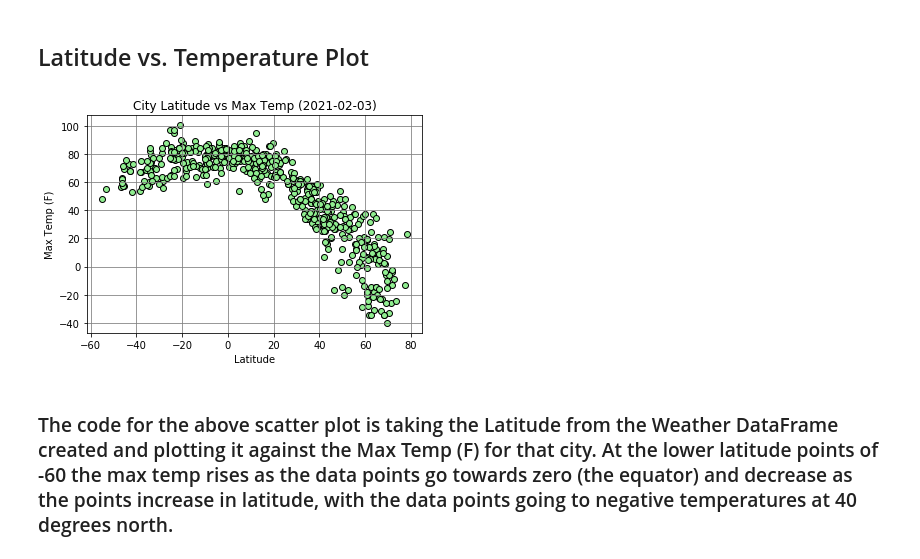
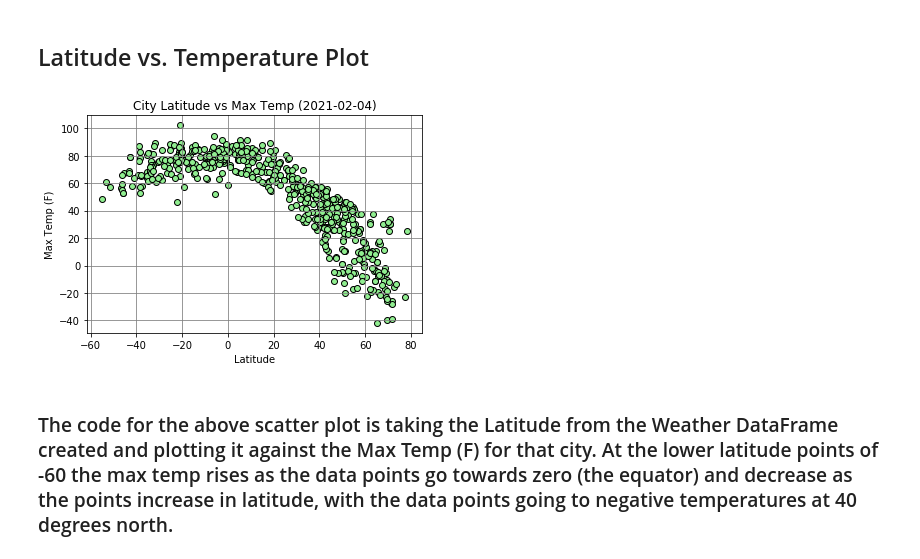
Before and after one commit to khartmann5/python-api-challenge, a Jupyter notebook: WeatherPy/WeatherPy.ipynb, the cells around one changed output. Saved outputs shown, nothing was run; the diff lists cells and outputs as text; code cells hidden in the pictures.

```diff
--- a/WeatherPy/WeatherPy.ipynb
+++ b/WeatherPy/WeatherPy.ipynb
@@ -189,16 +187,16 @@ dtype: int64
 # %%
 # Create a scattor plot of latitude vs temperature
 x = weather_df["Lat"]
 y = weather_df["Max temp"]
 plt.scatter(x,y,edgecolors="black",facecolors="lightgreen")
-plt.title("City Latitude vs Max Temp (2021-02-03)")
+plt.title("City Latitude vs Max Temp (2021-02-04)")
 plt.xlabel("Latitude")
 plt.ylabel("Max Temp (F)")
 plt.grid(b=True,which="major",axis="both",linestyle="-",color="grey")
-plt.savefig("output_data/City_vs_MaxTemp_20210203")
+plt.savefig("output_data/City_vs_MaxTemp_20210204")
 plt.show()
 # %% [output]
-[figure, old version]
+[figure, new version]
 # %% [markdown]
 ### The code for the above scatter plot is taking the Latitude from the Weather DataFrame created and plotting it against the Max Temp (F) for that city. At the lower latitude points of -60 the max temp rises as the data points go towards zero (the equator) and decrease as the points increase in latitude, with the data points going to negative temperatures at 40 degrees north.
 # %% [markdown]
```
Also changed, not shown: parts of 19 cells of this notebook, 22 other files.
